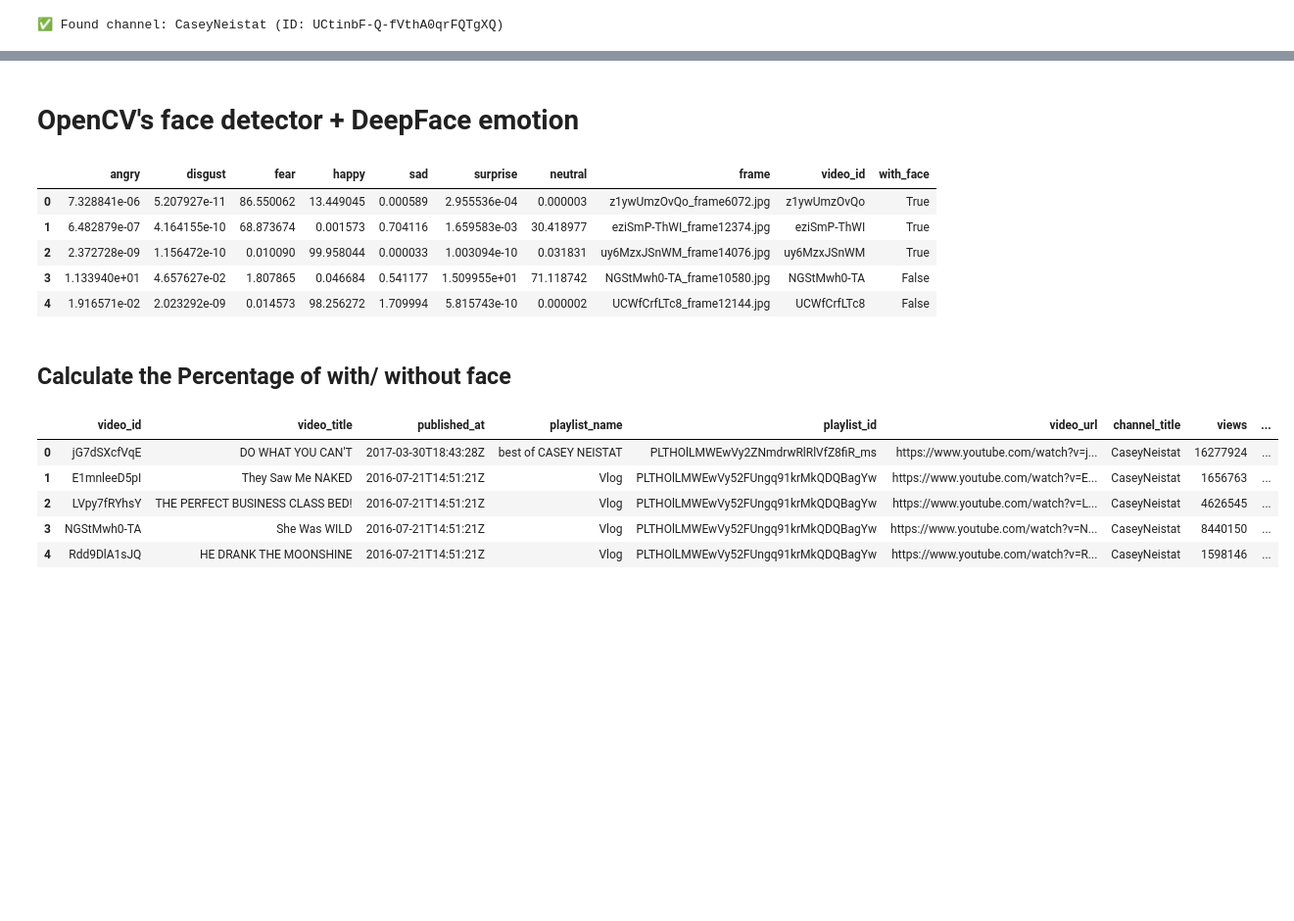
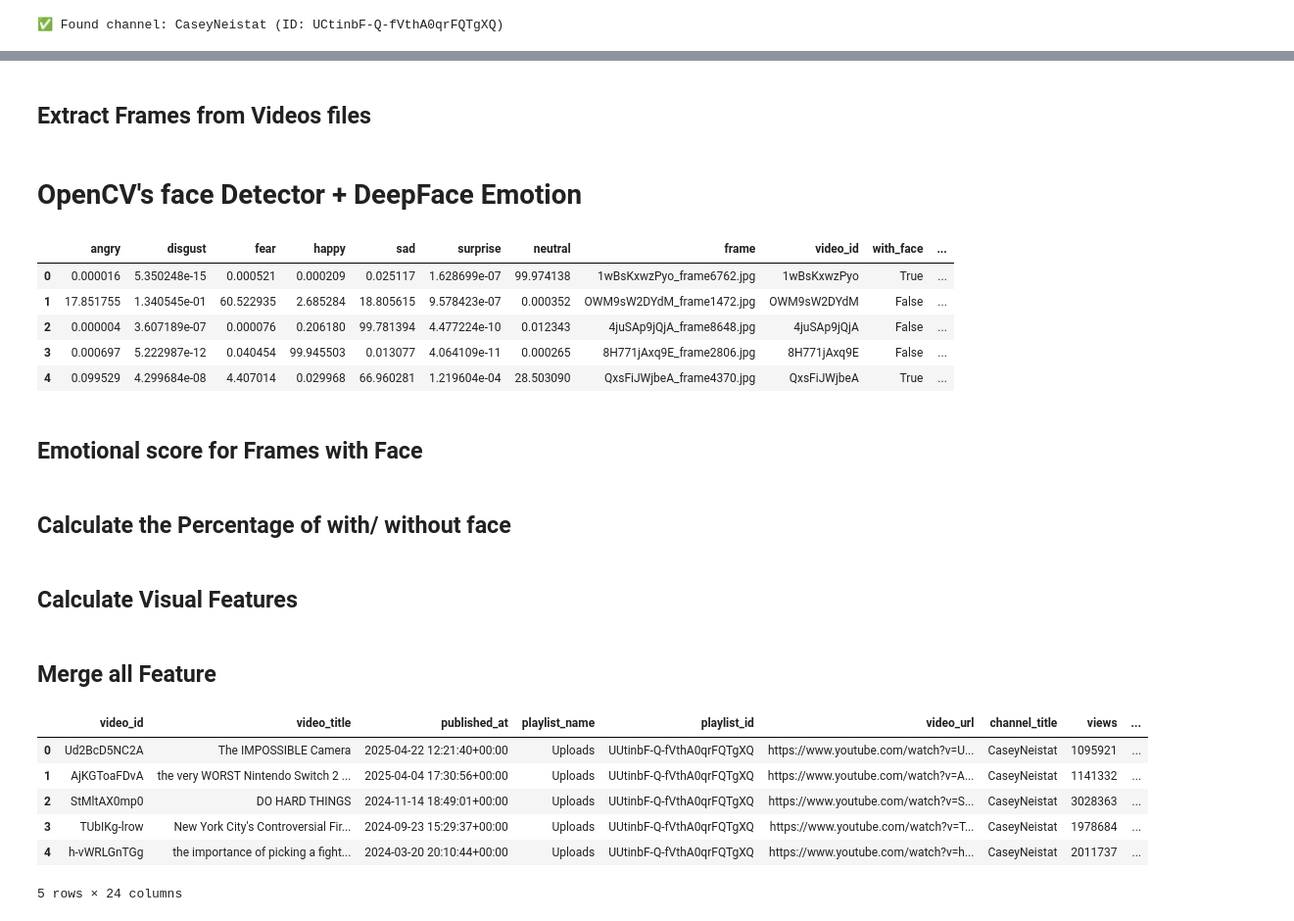
Before and after one commit to fabianstrue/MLiAS_YouTubeSentiment, a Jupyter notebook: SingleChannelModelling.ipynb, the cells around one changed output, grey strips where cells are left out. Shown: that part at 98% size. Cells and saved outputs as stored; diff of their text form; code cells hidden in the pictures; blank space fills up the shorter version.

Commit message:
Casey's Video from 2020
Also, upload the csv file for further analysis

```diff
--- a/SingleChannelModelling.ipynb
+++ b/SingleChannelModelling.ipynb
@@ -186,0 +186,18 @@ video_urls = df_30vids['video_url'].tolist()
+# %%
+PLAYLIST_DIR = Path("Data/playlists")
+fdf_from_2020me = "CaseyNeistat_playlists_with_stats.csv"
+playlist_stats_path = PLAYLIST_DIR / filename
+df = pd.read_csv(playlist_stats_path)
+
+# Parse published_at column to datetime with UTC
+df['published_at'] = pd.to_datetime(df['published_at'], utc=True)
+
+# Filter videos where year >= 2020
+df_from_2020 = df[df['published_at'].dt.year >= 2020]
+
+# Extract video URLs
+video_urls = df_from_2020['video_url'].tolist()
+
+# Confirm
+print(f"✅ Found {len(df_from_2020)} videos published after 2020")
+print(df_from_2020[['video_title', 'published_at']].head())
@@ -229,3 +244,5 @@ with yt_dlp.YoutubeDL(ydl_opts) as ydl:
+# %% [markdown]
+## Extract Frames from Videos files
 # %%
 def extract_frames(video_path, frame_output_dir, interval=2):
     cap = cv2.VideoCapture(str(video_path))
@@ -248,7 +265,7 @@ def extract_frames(video_path, frame_output_dir, interval=2):
 for video_file in VIDEO_DIR.glob("*.mp4"):
     extract_frames(video_file, FRAME_DIR)
 # %% [markdown]
-# OpenCV's face detector + DeepFace emotion
+# OpenCV's face Detector + DeepFace Emotion
 # %%
 # Load face detector once
 face_cascade = cv2.CascadeClassifier(cv2.data.haarcascades + "haarcascade_frontalface_default.xml")
@@ -257,9 +274,11 @@ results = []
 
 for frame in tqdm(list(FRAME_DIR.glob("*.jpg"))):
     try:
-        # Detect face with OpenCV
+        # Load image and convert to grayscale
         image = cv2.imread(str(frame))
         gray = cv2.cvtColor(image, cv2.COLOR_BGR2GRAY)
+
+        # Face detection
         faces = face_cascade.detectMultiScale(gray, scaleFactor=1.1, minNeighbors=5)
         with_face = len(faces) > 0
 
@@ -267,10 +286,17 @@ for frame in tqdm(list(FRAME_DIR.glob("*.jpg"))):
         analysis = DeepFace.analyze(img_path=str(frame), actions=['emotion'], enforce_detection=False)
         emotion_scores = analysis[0]['emotion']
 
-        # Add frame info and face presence
+        # Frame info
         emotion_scores['frame'] = frame.name
         emotion_scores['video_id'] = frame.name.split("_frame")[0]
         emotion_scores['with_face'] = with_face
+
+        # Visual features
+        emotion_scores['brightness'] = gray.mean()
+        emotion_scores['mean_r'] = image[:, :, 2].mean()
+        emotion_scores['mean_g'] = image[:, :, 1].mean()
+        emotion_scores['mean_b'] = image[:, :, 0].mean()
+        emotion_scores['blurriness'] = cv2.Laplacian(gray, cv2.CV_64F).var()
 
         results.append(emotion_scores)
 
@@ -283,12 +309,14 @@ df_emotions.to_csv(RESULT_DIR / "frame_emotions.csv", index=False)
 # %%
 df_emotions.head()
 # %% [output]
-|  | angry | disgust | fear | happy | sad | surprise | neutral | frame | video_id | with_face |
-| 0 | 7.328841e-06 | 5.207927e-11 | 86.550062 | 13.449045 | 0.000589 | 2.955536e-04 | 0.000003 | z1ywUmzOvQo_frame6072.jpg | z1ywUmzOvQo | True |
-| 1 | 6.482879e-07 | 4.164155e-10 | 68.873674 | 0.001573 | 0.704116 | 1.659583e-03 | 30.418977 | eziSmP-ThWI_frame12374.jpg | eziSmP-ThWI | True |
-| 2 | 2.372728e-09 | 1.156472e-10 | 0.010090 | 99.958044 | 0.000033 | 1.003094e-10 | 0.031831 | uy6MzxJSnWM_frame14076.jpg | uy6MzxJSnWM | True |
-| 3 | 1.133940e+01 | 4.657627e-02 | 1.807865 | 0.046684 | 0.541177 | 1.509955e+01 | 71.118742 | NGStMwh0-TA_frame10580.jpg | NGStMwh0-TA | False |
-| 4 | 1.916571e-02 | 2.023292e-09 | 0.014573 | 98.256272 | 1.709994 | 5.815743e-10 | 0.000002 | UCWfCrfLTc8_frame12144.jpg | UCWfCrfLTc8 | False |
+|  | angry | disgust | fear | happy | sad | surprise | neutral | frame | video_id | with_face | ... |
+| 0 | 0.000016 | 5.350248e-15 | 0.000521 | 0.000209 | 0.025117 | 1.628699e-07 | 99.974138 | 1wBsKxwzPyo_frame6762.jpg | 1wBsKxwzPyo | True | ... |
+| 1 | 17.851755 | 1.340545e-01 | 60.522935 | 2.685284 | 18.805615 | 9.578423e-07 | 0.000352 | OWM9sW2DYdM_frame1472.jpg | OWM9sW2DYdM | False | ... |
+| 2 | 0.000004 | 3.607189e-07 | 0.000076 | 0.206180 | 99.781394 | 4.477224e-10 | 0.012343 | 4juSAp9jQjA_frame8648.jpg | 4juSAp9jQjA | False | ... |
+| 3 | 0.000697 | 5.222987e-12 | 0.040454 | 99.945503 | 0.013077 | 4.064109e-11 | 0.000265 | 8H771jAxq9E_frame2806.jpg | 8H771jAxq9E | False | ... |
+| 4 | 0.099529 | 4.299684e-08 | 4.407014 | 0.029968 | 66.960281 | 1.219604e-04 | 28.503090 | QxsFiJWjbeA_frame4370.jpg | QxsFiJWjbeA | True | ... |
+# %% [markdown]
+## Emotional score for Frames with Face
 # %%
 # Define emotion columns
 emotion_cols = ['angry', 'disgust', 'fear', 'happy', 'sad', 'surprise', 'neutral']
@@ -308,18 +336,34 @@ face_stats = df_emotions.groupby("video_id").agg(
 
 # Add percentage of frames with face
 face_stats['pct_with_face'] = (face_stats['face_frames'] / face_stats['total_frames']) * 100
+# %% [markdown]
+## Calculate Visual Features
+# %%
+# Visual feature columns
+visual_cols = ['brightness', 'mean_r', 'mean_g', 'mean_b', 'blurriness']
+
+# Compute video-level mean across all frames (no face filtering)
+visual_stats = df_emotions.groupby("video_id")[visual_cols].mean().reset_index()
+# %% [markdown]
+## Merge all Feature
 # %%
 # Merge emotion averages
-combined_df = df_30vids.merge(df_avg, on='video_id', how='left')
+combined_df = df_from_2020.merge(df_avg, on='video_id', how='left')
 
 # Merge face detection stats
 combined_df = combined_df.merge(face_stats[['video_id', 'pct_with_face']], on='video_id', how='left')
+
+# Merge visual stats into combined_df
+combined_df = combined_df.merge(visual_stats, on='video_id', how='left')
+
+# Save as csv
 combined_df.to_csv(RESULT_DIR / "video_metadata_with_emotions.csv", index=False)
 combined_df.head()
 # %% [output]
 |  | video_id | video_title | published_at | playlist_name | playlist_id | video_url | channel_title | views | ... |
-| 0 | jG7dSXcfVqE | DO WHAT YOU CAN'T | 2017-03-30T18:43:28Z | best of CASEY NEISTAT | PLTHOlLMWEwVy2ZNmdrwRlRlVfZ8fiR_ms | https://www.youtube.com/watch?v=j... | CaseyNeistat | 16277924 | ... |
-| 1 | E1mnleeD5pI | They Saw Me NAKED | 2016-07-21T14:51:21Z | Vlog | PLTHOlLMWEwVy52FUngq91krMkQDQBagYw | https://www.youtube.com/watch?v=E... | CaseyNeistat | 1656763 | ... |
-| 2 | LVpy7fRYhsY | THE PERFECT BUSINESS CLASS BED! | 2016-07-21T14:51:21Z | Vlog | PLTHOlLMWEwVy52FUngq91krMkQDQBagYw | https://www.youtube.com/watch?v=L... | CaseyNeistat | 4626545 | ... |
-| 3 | NGStMwh0-TA | She Was WILD | 2016-07-21T14:51:21Z | Vlog | PLTHOlLMWEwVy52FUngq91krMkQDQBagYw | https://www.youtube.com/watch?v=N... | CaseyNeistat | 8440150 | ... |
-| 4 | Rdd9DlA1sJQ | HE DRANK THE MOONSHINE | 2016-07-21T14:51:21Z | Vlog | PLTHOlLMWEwVy52FUngq91krMkQDQBagYw | https://www.youtube.com/watch?v=R... | CaseyNeistat | 1598146 | ... |
+| 0 | Ud2BcD5NC2A | The IMPOSSIBLE Camera | 2025-04-22 12:21:40+00:00 | Uploads | UUtinbF-Q-fVthA0qrFQTgXQ | https://www.youtube.com/watch?v=U... | CaseyNeistat | 1095921 | ... |
+| 1 | AjKGToaFDvA | the very WORST Nintendo Switch 2 ... | 2025-04-04 17:30:56+00:00 | Uploads | UUtinbF-Q-fVthA0qrFQTgXQ | https://www.youtube.com/watch?v=A... | CaseyNeistat | 1141332 | ... |
+| 2 | StMltAX0mp0 | DO HARD THINGS | 2024-11-14 18:49:01+00:00 | Uploads | UUtinbF-Q-fVthA0qrFQTgXQ | https://www.youtube.com/watch?v=S... | CaseyNeistat | 3028363 | ... |
+| 3 | TUbIKg-lrow | New York City's Controversial Fir... | 2024-09-23 15:29:37+00:00 | Uploads | UUtinbF-Q-fVthA0qrFQTgXQ | https://www.youtube.com/watch?v=T... | CaseyNeistat | 1978684 | ... |
+| 4 | h-vWRLGnTGg | the importance of picking a fight... | 2024-03-20 20:10:44+00:00 | Uploads | UUtinbF-Q-fVthA0qrFQTgXQ | https://www.youtube.com/watch?v=h... | CaseyNeistat | 2011737 | ... |
+5 rows × 24 columns
```
Also changed, not shown: parts of 23 cells of this notebook, 1 other file.
